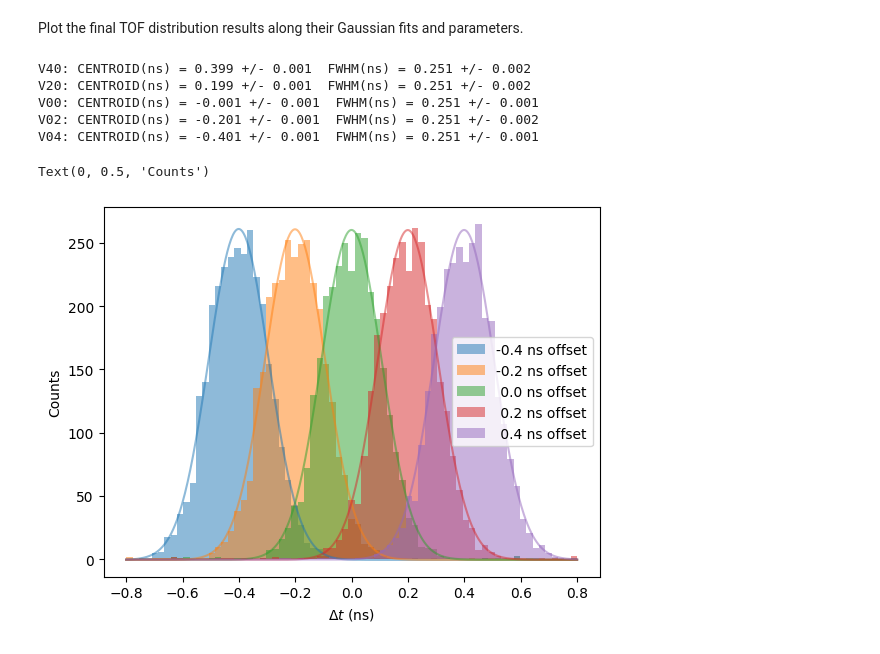
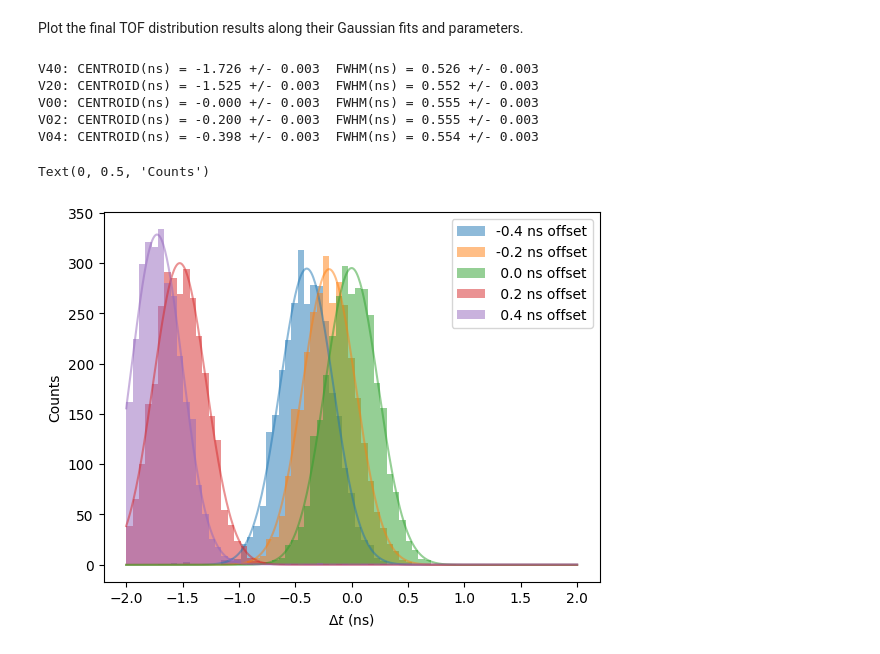
Before and after one commit to wjosefw/MLTiming, a Jupyter notebook: Quickstart_MLTiming.ipynb, the cells around one changed output. Drawn from its saved outputs; the diff is of its cells as text; code cells hidden in the pictures.

Commit message:
Script for training loops

```diff
--- a/Quickstart_MLTiming.ipynb
+++ b/Quickstart_MLTiming.ipynb
@@ -57,13 +57,13 @@ epochs = 50              # Number of epochs for training
 # %%
-align_time = 0.6
+align_time = 0.56
 new_train = continuous_delay(train_data, time_step = time_step, delay_time = align_time, channel_to_fix = 0, channel_to_move = 1)
 new_val = continuous_delay(val_data, time_step = time_step, delay_time = align_time, channel_to_fix = 0, channel_to_move = 1)
 new_test = continuous_delay(test_data, time_step = time_step, delay_time = align_time, channel_to_fix = 0, channel_to_move = 1)
 # %%
 # Crop Waveform
-train_data = train_data
-validation_data = val_data
-test_data = test_data
+train_data = new_train[:,start:stop,:]
+validation_data = val_data[:,start:stop,:]
+test_data = test_data[:,start:stop,:]
 print('Número de casos de entrenamiento: ', train_data.shape[0])
 print('Número de casos de test: ', test_data.shape[0])
 # %% [output]
@@ -146,8 +133,8 @@ val_dataset_dec1 = torch.utils.data.TensorDataset(torch.from_numpy(M_Val_dec1).f
 train_loader_dec0 = torch.utils.data.DataLoader(train_dataset_dec0, batch_size = 32, shuffle = True)
 train_loader_dec1 = torch.utils.data.DataLoader(train_dataset_dec1, batch_size = 32, shuffle = True)
 
-val_loader_dec0 = torch.utils.data.DataLoader(val_dataset_dec0, batch_size = 32, shuffle = True)
-val_loader_dec1 = torch.utils.data.DataLoader(val_dataset_dec1, batch_size = 32, shuffle = True)
+val_loader_dec0 = torch.utils.data.DataLoader(val_dataset_dec0, batch_size = len(val_dataset_dec0), shuffle = False)
+val_loader_dec1 = torch.utils.data.DataLoader(val_dataset_dec1, batch_size = len(val_dataset_dec1), shuffle = False)
 # %% [markdown]
 # **ML MODEL**
 
@@ -184,7 +184,7 @@ TOF_V40 = TOF[:,4*TEST_00.shape[0]:]
 
 
 # Calculate centered position 'centroid'
-centroid_V00, sigmaN_V00 = calculate_gaussian_center_sigma(TOF_V00, np.zeros((TOF_V00.shape[0])), nbins = nbins)
+centroid_V00 = calculate_gaussian_center(TOF_V00, nbins = nbins, limits = 3)
 
 error_V02 = abs((TOF_V02 - centroid_V00[:, np.newaxis] + t_shift*time_step))
 error_V00 = abs((TOF_V00 - centroid_V00[:, np.newaxis]))
@@ -232,36 +232,36 @@ plt.legend()
 Plot the final TOF distribution results along their Gaussian fits and parameters.
 # %%
 # Histogram and gaussian fit
-plot_gaussian(TOF_V04[-1,:], centroid_V00[-1], range = 0.8, label = '-0.4 ns offset', nbins = nbins)
-plot_gaussian(TOF_V02[-1,:], centroid_V00[-1], range = 0.8, label = '-0.2 ns offset', nbins = nbins)
-plot_gaussian(TOF_V00[-1,:], centroid_V00[-1], range = 0.8, label = ' 0.0 ns offset', nbins = nbins)
-plot_gaussian(TOF_V20[-1,:], centroid_V00[-1], range = 0.8, label = ' 0.2 ns offset', nbins = nbins)
-plot_gaussian(TOF_V40[-1,:], centroid_V00[-1], range = 0.8, label = ' 0.4 ns offset', nbins = nbins)
+plot_gaussian(TOF_V04[-1,:], centroid_V00[-1], range = 2, label = '-0.4 ns offset', nbins = nbins)
+plot_gaussian(TOF_V02[-1,:], centroid_V00[-1], range = 2, label = '-0.2 ns offset', nbins = nbins)
+plot_gaussian(TOF_V00[-1,:], centroid_V00[-1], range = 2, label = ' 0.0 ns offset', nbins = nbins)
+plot_gaussian(TOF_V20[-1,:], centroid_V00[-1], range = 2, label = ' 0.2 ns offset', nbins = nbins)
+plot_gaussian(TOF_V40[-1,:], centroid_V00[-1], range = 2, label = ' 0.4 ns offset', nbins = nbins)
 
-params_V04, errors_V04 = get_gaussian_params(TOF_V04[-1,:], centroid_V00[-1], range = 0.8, nbins = nbins)
-params_V02, errors_V02 = get_gaussian_params(TOF_V02[-1,:], centroid_V00[-1], range = 0.8, nbins = nbins)
-params_V00, errors_V00 = get_gaussian_params(TOF_V00[-1,:], centroid_V00[-1], range = 0.8, nbins = nbins)
-params_V20, errors_V20 = get_gaussian_params(TOF_V20[-1,:], centroid_V00[-1], range = 0.8, nbins = nbins)
-params_V40, errors_V40 = get_gaussian_params(TOF_V40[-1,:], centroid_V00[-1], range = 0.8, nbins = nbins)
+params_V04, errors_V04 = get_gaussian_params(TOF_V04[-1,:], centroid_V00[-1], range = 2, nbins = nbins)
+params_V02, errors_V02 = get_gaussian_params(TOF_V02[-1,:], centroid_V00[-1], range = 2, nbins = nbins)
+params_V00, errors_V00 = get_gaussian_params(TOF_V00[-1,:], centroid_V00[-1], range = 2, nbins = nbins)
+params_V20, errors_V20 = get_gaussian_params(TOF_V20[-1,:], centroid_V00[-1], range = 2, nbins = nbins)
+params_V40, errors_V40 = get_gaussian_params(TOF_V40[-1,:], centroid_V00[-1], range = 2, nbins = nbins)
 
 print("V40: CENTROID(ns) = %.3f +/- %.3f  FWHM(ns) = %.3f +/- %.3f" % (params_V40[2], errors_V40[2], params_V40[3], errors_V40[3]))
 print("V20: CENTROID(ns) = %.3f +/- %.3f  FWHM(ns) = %.3f +/- %.3f" % (params_V20[2], errors_V20[2], params_V20[3], errors_V20[3]))
 print("V00: CENTROID(ns) = %.3f +/- %.3f  FWHM(ns) = %.3f +/- %.3f" % (params_V00[2], errors_V00[2], params_V00[3], errors_V00[3]))
 print("V02: CENTROID(ns) = %.3f +/- %.3f  FWHM(ns) = %.3f +/- %.3f" % (params_V02[2], errors_V02[2], params_V02[3], errors_V02[3]))
 print("V04: CENTROID(ns) = %.3f +/- %.3f  FWHM(ns) = %.3f +/- %.3f" % (params_V04[2], errors_V04[2], params_V04[3], errors_V04[3]))
 
 print('')
 plt.legend()
 plt.xlabel('$\Delta t$ (ns)')
 plt.ylabel('Counts')
 # %% [output]
-V40: CENTROID(ns) = 0.399 +/- 0.001  FWHM(ns) = 0.251 +/- 0.002
-V20: CENTROID(ns) = 0.199 +/- 0.001  FWHM(ns) = 0.251 +/- 0.002
-V00: CENTROID(ns) = -0.001 +/- 0.001  FWHM(ns) = 0.251 +/- 0.001
-V02: CENTROID(ns) = -0.201 +/- 0.001  FWHM(ns) = 0.251 +/- 0.002
-V04: CENTROID(ns) = -0.401 +/- 0.001  FWHM(ns) = 0.251 +/- 0.001
+V40: CENTROID(ns) = -1.726 +/- 0.003  FWHM(ns) = 0.526 +/- 0.003
+V20: CENTROID(ns) = -1.525 +/- 0.003  FWHM(ns) = 0.552 +/- 0.003
+V00: CENTROID(ns) = -0.000 +/- 0.003  FWHM(ns) = 0.555 +/- 0.003
+V02: CENTROID(ns) = -0.200 +/- 0.003  FWHM(ns) = 0.555 +/- 0.003
+V04: CENTROID(ns) = -0.398 +/- 0.003  FWHM(ns) = 0.554 +/- 0.003
 Text(0, 0.5, 'Counts')
-[figure, old version]
+[figure, new version]
 # %%
 import time
 
```
Also changed, not shown: parts of 10 cells of this notebook, 11 other files.
